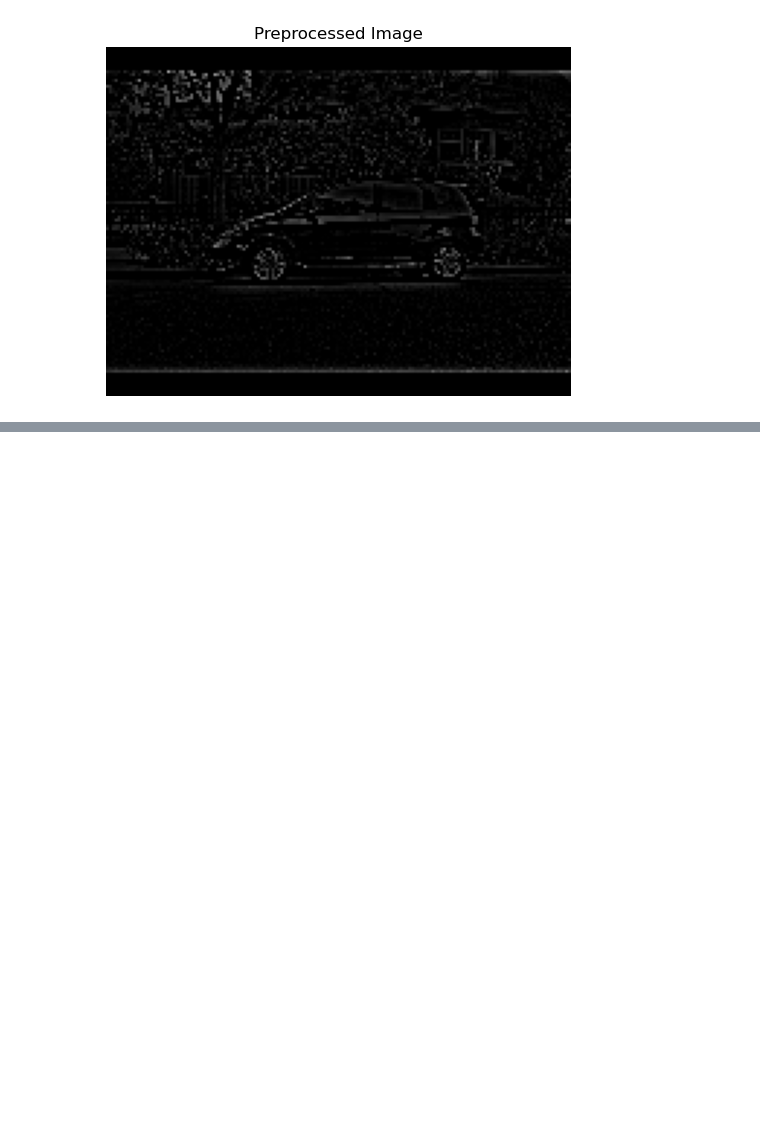
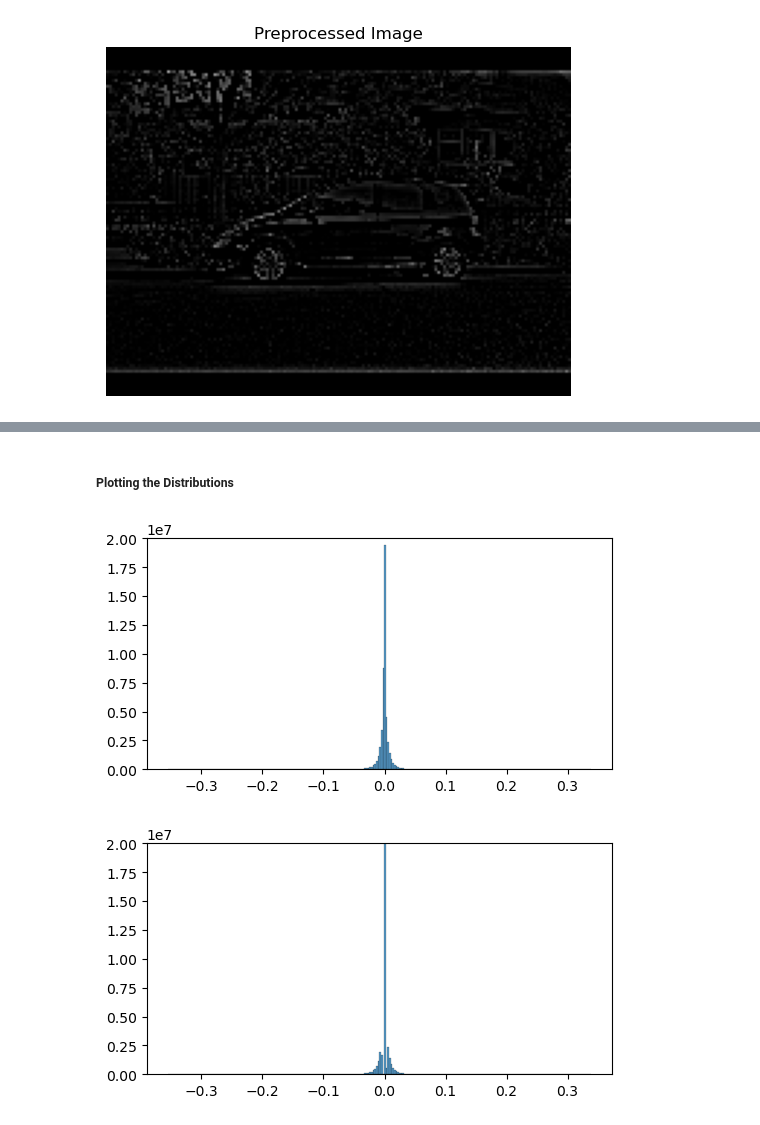
Before and after one commit to LiaNimmermann/Visualization-Notebooks, a Jupyter notebook: Processed-Images/Preprocessing-Visualization-Cleaned.ipynb, the cells around one changed output, grey strips where cells are left out. Drawn from its saved outputs; the diff is of its cells as text; code cells hidden in the pictures; blank space fills up the shorter version.

```diff
--- a/Processed-Images/Preprocessing-Visualization-Cleaned.ipynb
+++ b/Processed-Images/Preprocessing-Visualization-Cleaned.ipynb
@@ -504,0 +568,9 @@ plot_value_distribution(original_sparse, title="Original Image with 50% Sparsity
+# %% [markdown]
+##### Plotting the Distributions
+# %%
+
+plot_value_distribution(result, title="Preprocessed Image Value Distribution", bins=256)
+plot_value_distribution(result_sparse_05, title="Preprocessed Image with 70% Sparsity Value Distribution", bins=256)
+# %% [output]
+[figure, added]
+[figure, added]
```
Also changed, not shown: parts of 13 cells of this notebook, 13 other files.
